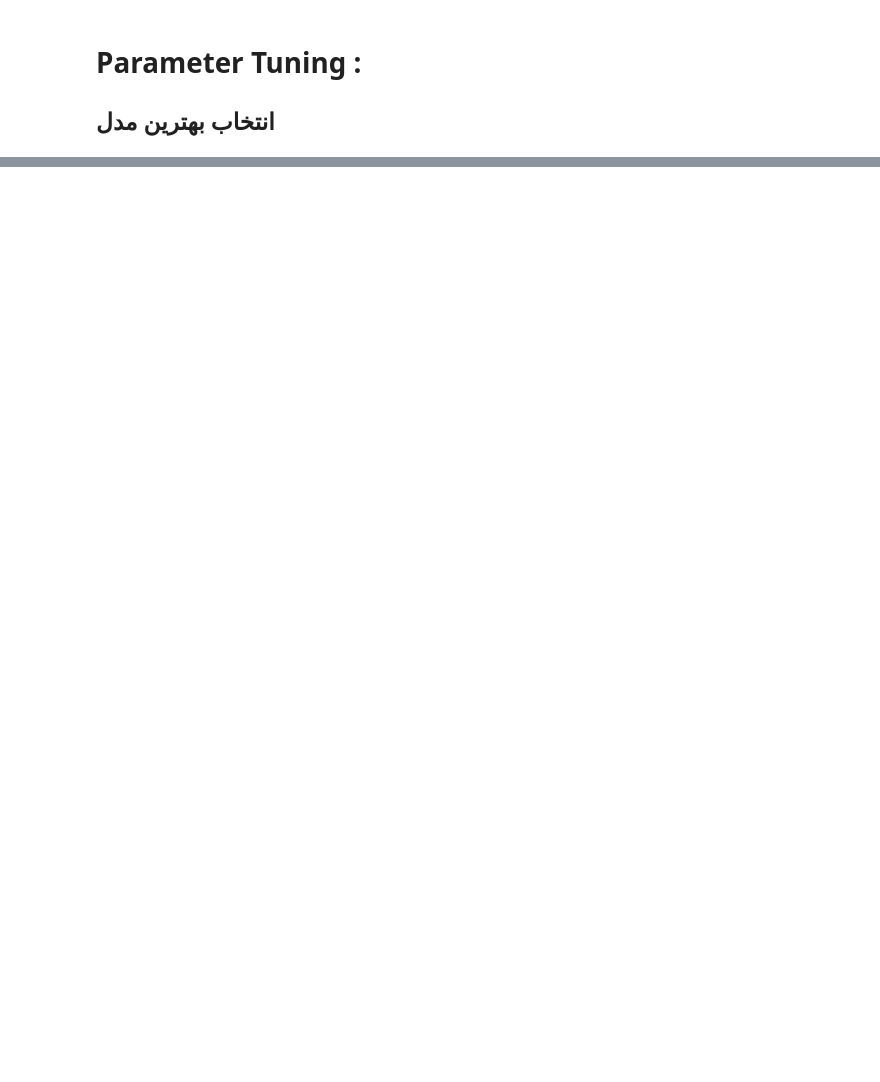
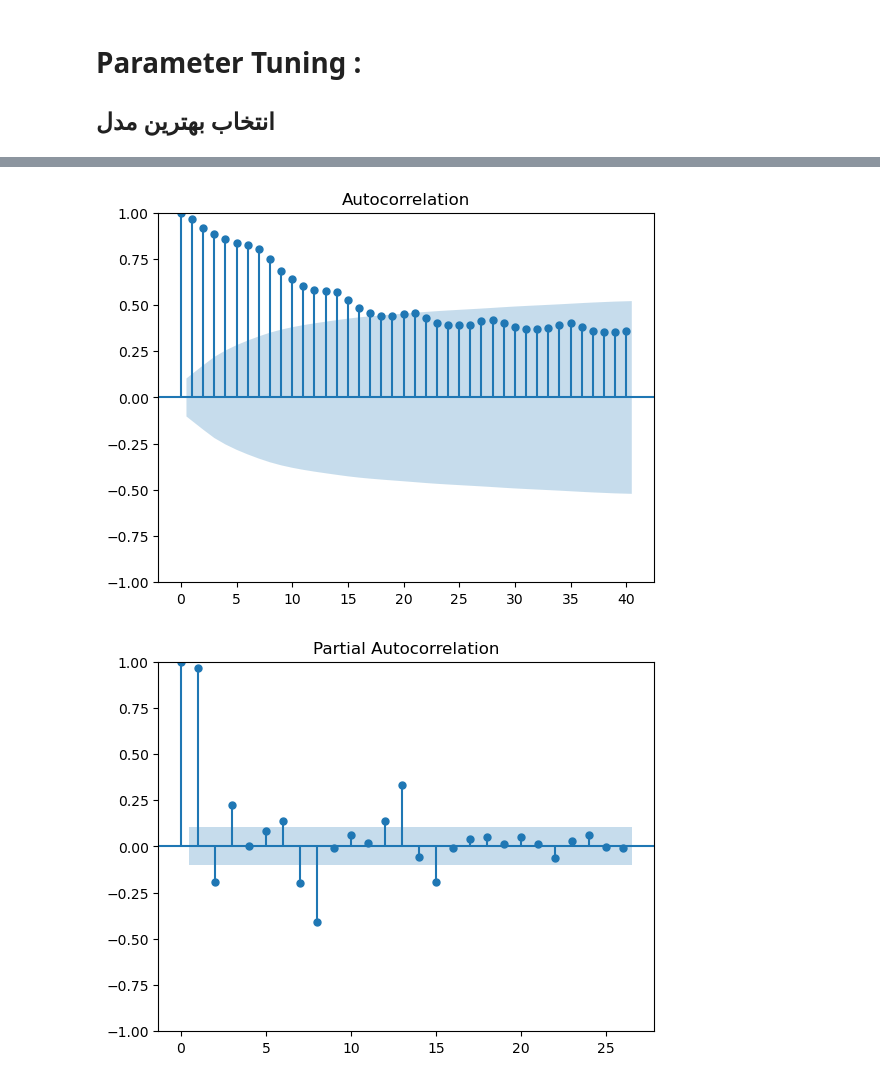
Before and after one commit to pouniq/OnlineRetail_TimeSeries, a Jupyter notebook: First_Project.ipynb, the cells around one changed output, grey strips where cells are left out. Drawn from its saved outputs; the diff is of its cells as text; code cells hidden in the pictures; blank space fills up the shorter version.

```diff
--- a/First_Project.ipynb
+++ b/First_Project.ipynb
@@ -372,0 +187,7 @@ MAPE : 1.02%
+# %%
+plot_acf(daily_rolling , lags=40)
+plot_pacf(daily_rolling) # p = 1
+plt.show()
+# %% [output]
+[figure, added]
+[figure, added]
```
Also changed, not shown: parts of 66 cells of this notebook, 1 other file.
